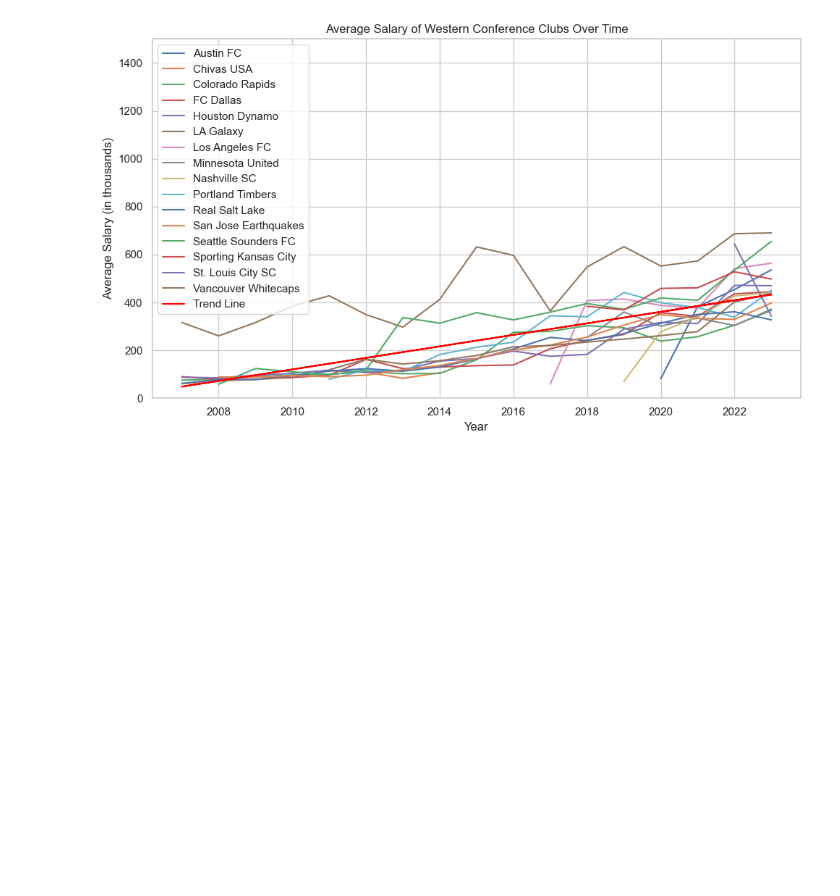
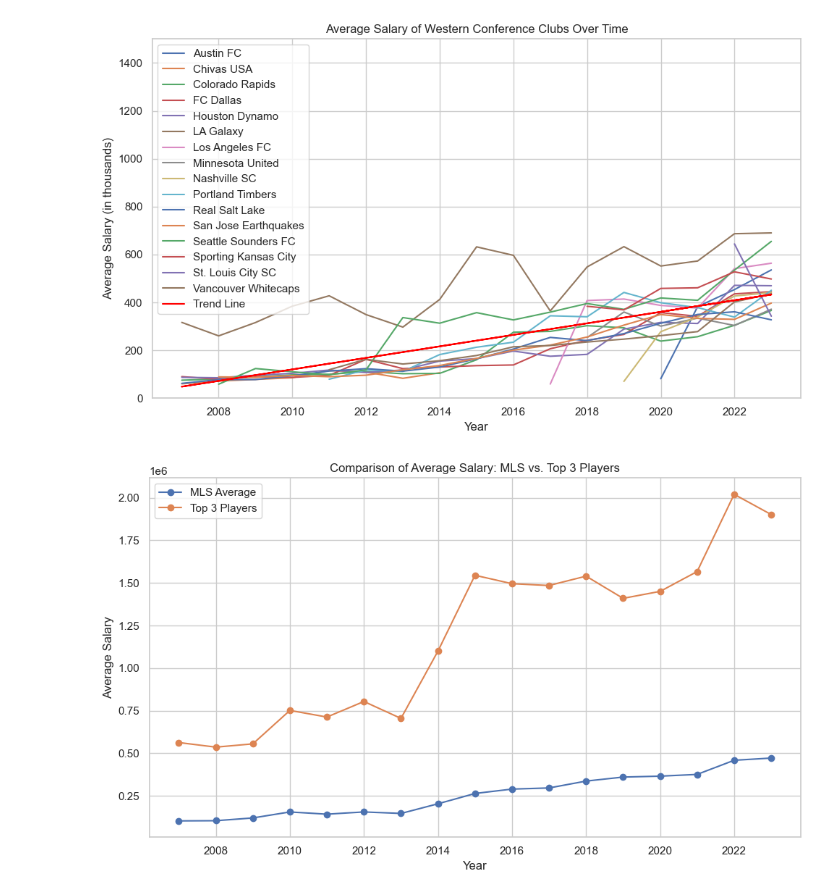
Before and after one commit to GabeAvinaz/Proj_1_MLS_Player_Salary_-Projections, a Jupyter notebook: MLS_player_Salary_Projections.ipynb, the cells around one changed output. Cells and saved outputs as stored; diff of their text form; code cells hidden in the pictures; blank space fills up the shorter version.

Commit message:
added more visualizations and started time series

```diff
--- a/MLS_player_Salary_Projections.ipynb
+++ b/MLS_player_Salary_Projections.ipynb
@@ -621,3 +621,25 @@ plt.tight_layout()
 plt.show()
 # %% [output]
 [figure]
+# %%
+# Calculate average salary per year for the MLS
+average_salary_mls = mls_salaries_df.groupby('year')['base_salary'].mean().reset_index()
+
+# Calculate average salary per year for the top 3 players of each club
+top_3_players = mls_salaries_df.groupby(['year', 'club']).apply(lambda x: x.nlargest(3, 'base_salary')).reset_index(drop=True)
+average_salary_top_3 = top_3_players.groupby('year')['base_salary'].mean().reset_index()
+
+# Line graph
+plt.figure(figsize=(10, 6))
+plt.plot(average_salary_mls['year'], average_salary_mls['base_salary'], marker='o', label='MLS Average')
+average_salary_mls['base_salary'] /= 1_000_000
+plt.plot(average_salary_top_3['year'], average_salary_top_3['base_salary'], marker='o', label='Top 3 Players')
+
+plt.xlabel('Year')
+plt.ylabel('Average Salary')
+plt.title('Comparison of Average Salary: MLS vs. Top 3 Players')
+plt.legend()
+plt.tight_layout()
+plt.show()
+# %% [output]
+[figure, added]
```
Also changed, not shown: parts of 7 cells of this notebook, 4 other files.
